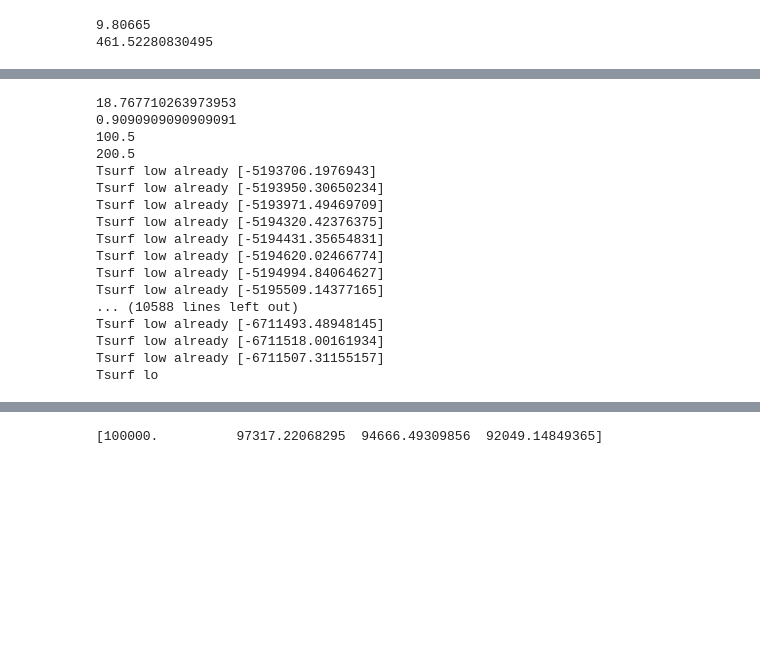
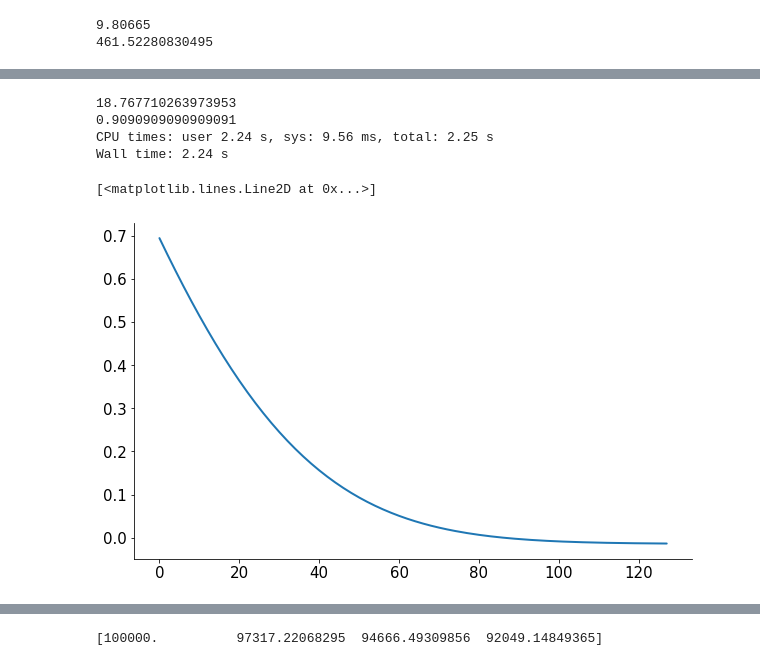
Before and after one commit to VayredaLluc/Master-s-theis, a Jupyter notebook: rce_prec_SH_v2.ipynb, the cells around one changed output, grey strips where cells are left out. Saved outputs shown, nothing was run; the diff lists cells and outputs as text; code cells hidden in the pictures; blank space fills up the shorter version.

```diff
--- a/rce_prec_SH_v2.ipynb
+++ b/rce_prec_SH_v2.ipynb
@@ -308,7 +318,7 @@ atmosphere['H2O'][0] = rh_to_vmr(RH,atmosphere['T'][0],atmosphere['plev'],conv_t
 M_w = column_water_mass(atmosphere['H2O'][0],atmosphere['phlev'])
 print(M_w)
 
-ndays = 15000
+ndays = 15
 timestep = 0.5 #days
 nsteps = int(ndays/timestep)
 
@@ -420,21 +430,23 @@ for i in range(nsteps):
 # %% [output]
 18.767710263973953
 0.9090909090909091
-100.5
-200.5
-Tsurf low already [-5193706.1976943]
-Tsurf low already [-5193950.30650234]
-Tsurf low already [-5193971.49469709]
-Tsurf low already [-5194320.42376375]
-Tsurf low already [-5194431.35654831]
-Tsurf low already [-5194620.02466774]
-Tsurf low already [-5194994.84064627]
-Tsurf low already [-5195509.14377165]
-... (10588 lines left out)
-Tsurf low already [-6711493.48948145]
-Tsurf low already [-6711518.00161934]
-Tsurf low already [-6711507.31155157]
-Tsurf lo
+CPU times: user 2.24 s, sys: 9.56 ms, total: 2.25 s
+Wall time: 2.24 s
+# %%
+RH_1 = RH.copy()
+vmr_1 = atmosphere['H2O'][0].copy()
+T_atm_1 = atmosphere['T'][0].copy()
+SH_1 = SH.copy()
+LH_1 = LH.copy()
+Prec_1 = prec_mass.copy()/timestep
+atm_rad_1 = atm_rad.copy()
+sfc_rad_1 = net_rad_surface.copy()
+T_sfc_1 = surface['temperature'].copy()
+# %%
+plt.plot(RH_1)
+# %% [output]
+[<matplotlib.lines.Line2D at 0x...>]
+[figure, added]
 # %%
 t = status/2
 t = np.linspace(0,t,len(Ts_rec))
```
Also changed, not shown: parts of 14 cells of this notebook, 7 other files.
